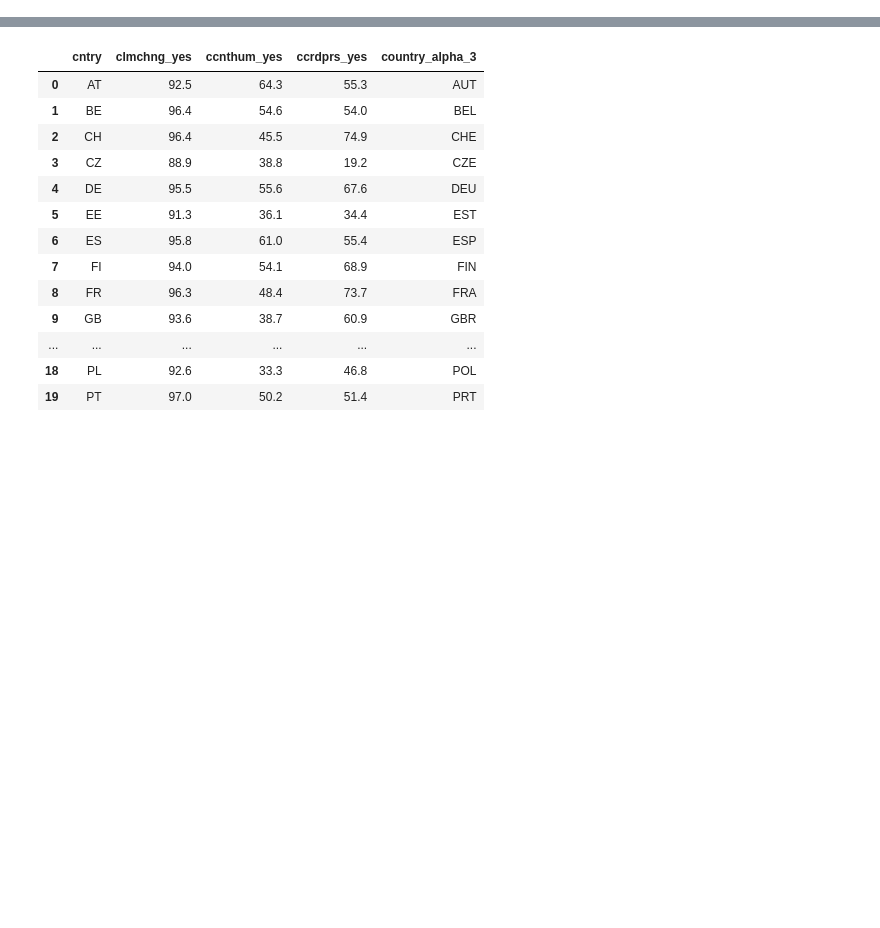
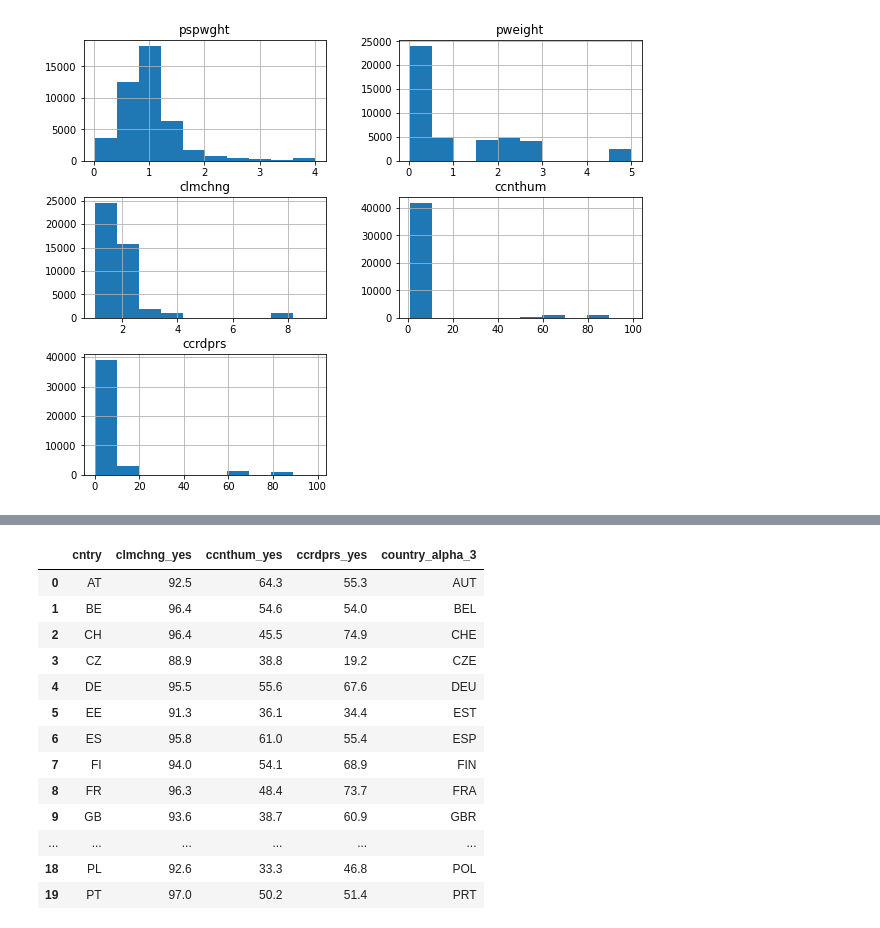
Before and after one commit to FrnRmn/europeans_climate_change, a Jupyter notebook: Analysis_Climate_Change.ipynb, the cells around one changed output, grey strips where cells are left out. Cells and saved outputs as stored; diff of their text form; code cells hidden in the pictures; blank space fills up the shorter version.

```diff
--- a/Analysis_Climate_Change.ipynb
+++ b/Analysis_Climate_Change.ipynb
@@ -194,0 +84,4 @@ plt.ylabel("Proportion of people answering more or equal 7 out of 10");
+# %%
+df.hist(figsize=(10,8));
+# %% [output]
+[figure, added]
```
Also changed, not shown: parts of 84 cells of this notebook, 3 other files.
